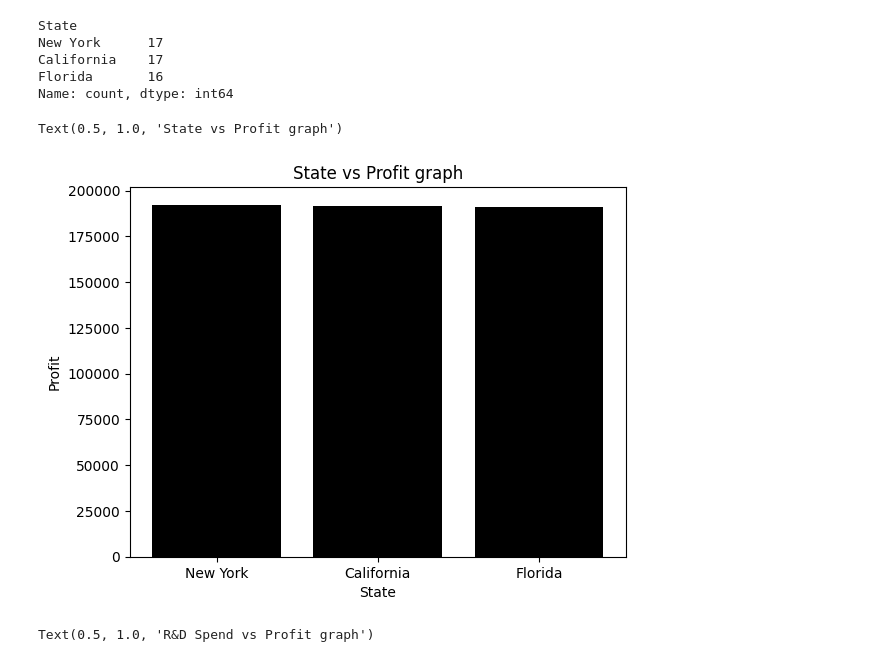
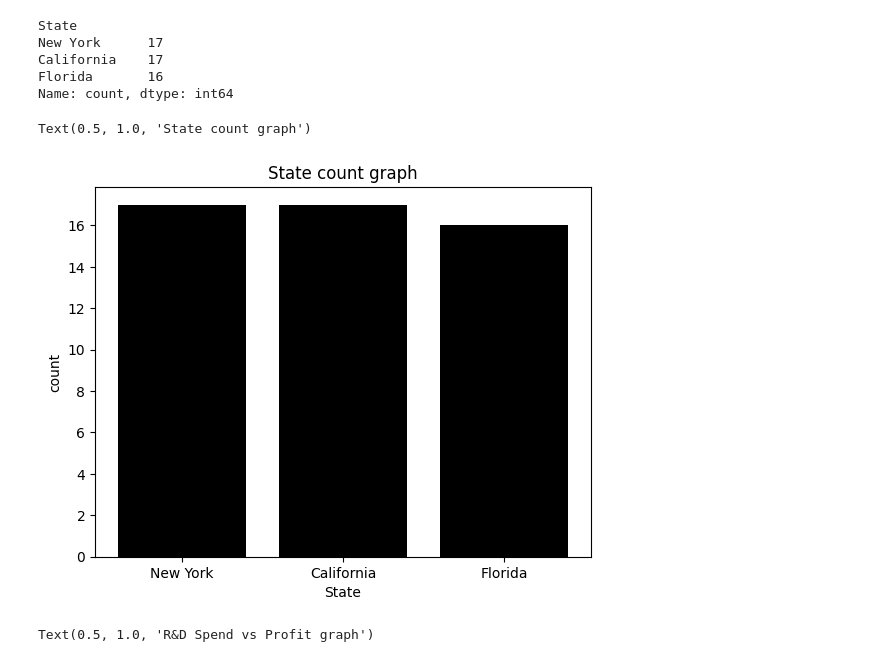
Before and after one commit to athira-1311/ML, a Jupyter notebook: regression/50_startup.ipynb, the cells around one changed output. Cells and saved outputs as stored; diff of their text form; code cells hidden in the pictures.

```diff
--- a/regression/50_startup.ipynb
+++ b/regression/50_startup.ipynb
@@ -72,7 +72,8 @@ State              0
 Profit             0
 dtype: int64
 # %%
-df["State"].value_counts()
+df1=df["State"].value_counts()
+df1
 # %% [output]
 State
 New York      17
@@ -80,10 +81,10 @@ California    17
 Florida       16
 Name: count, dtype: int64
 # %%
-plt.bar(df["State"],df["Profit"],color="k")
+plt.bar(df1.index,df1.values,color="k")
 plt.xlabel("State")
-plt.ylabel("Profit")
-plt.title("State vs Profit graph")
+plt.ylabel("count")
+plt.title("State count graph")
 # %% [output]
-Text(0.5, 1.0, 'State vs Profit graph')
+Text(0.5, 1.0, 'State count graph')
-[figure, old version]
+[figure, new version]
```
Also changed, not shown: parts of 18 cells of this notebook, 6 other files.
